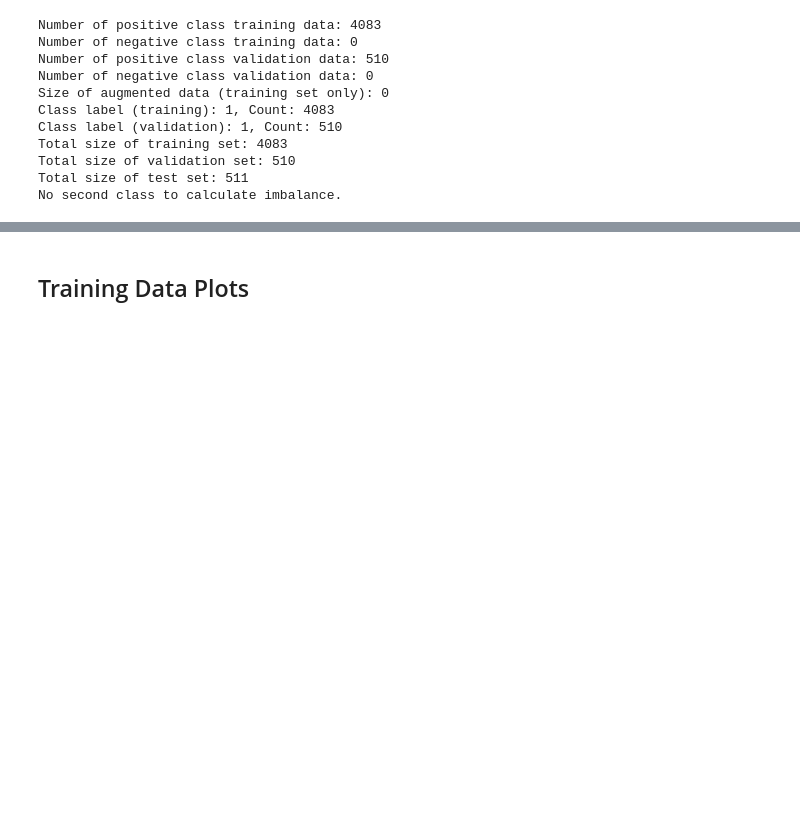
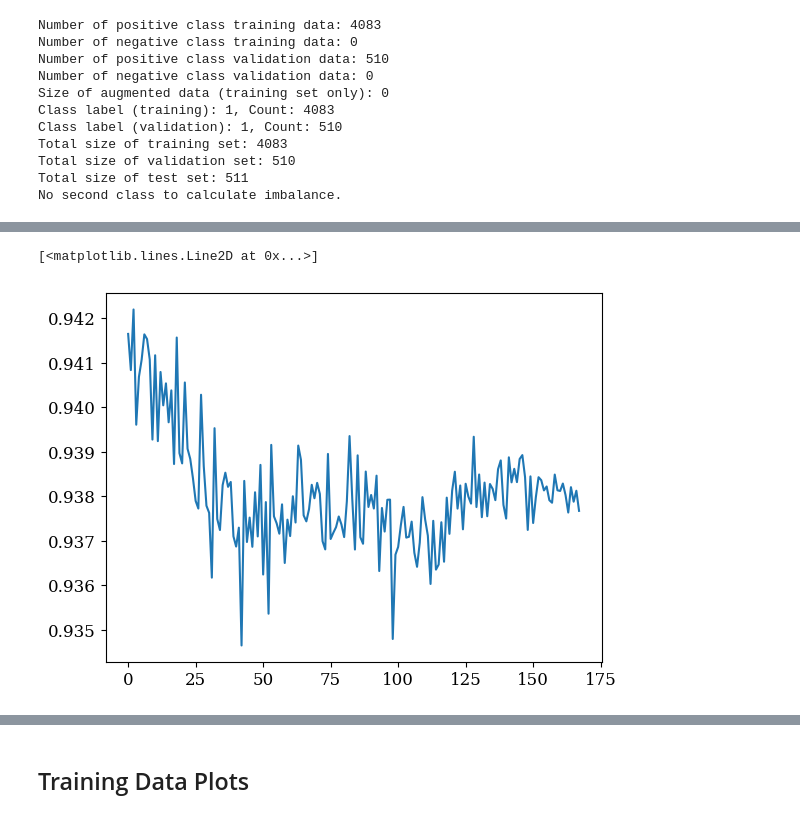
Before and after one commit to azibn/nets2, a Jupyter notebook: notebooks/CNN.ipynb, the cells around one changed output, grey strips where cells are left out. Cells and saved outputs as stored; diff of their text form; code cells hidden in the pictures; blank space fills up the shorter version.

```diff
--- a/notebooks/CNN.ipynb
+++ b/notebooks/CNN.ipynb
@@ -97,2 +113,7 @@ No second class to calculate imbalance.
+# %%
+plt.plot(svc.train_data[22])
+# %% [output]
+[<matplotlib.lines.Line2D at 0x...>]
+[figure, added]
 # %%
 ds = stella.FlareDataSet(fn_dir='/Users/azib/Documents/open_source/nets2/models/comets50k-s18-snr5/',
```
Also changed, not shown: parts of 5 cells of this notebook, 3 other files.
